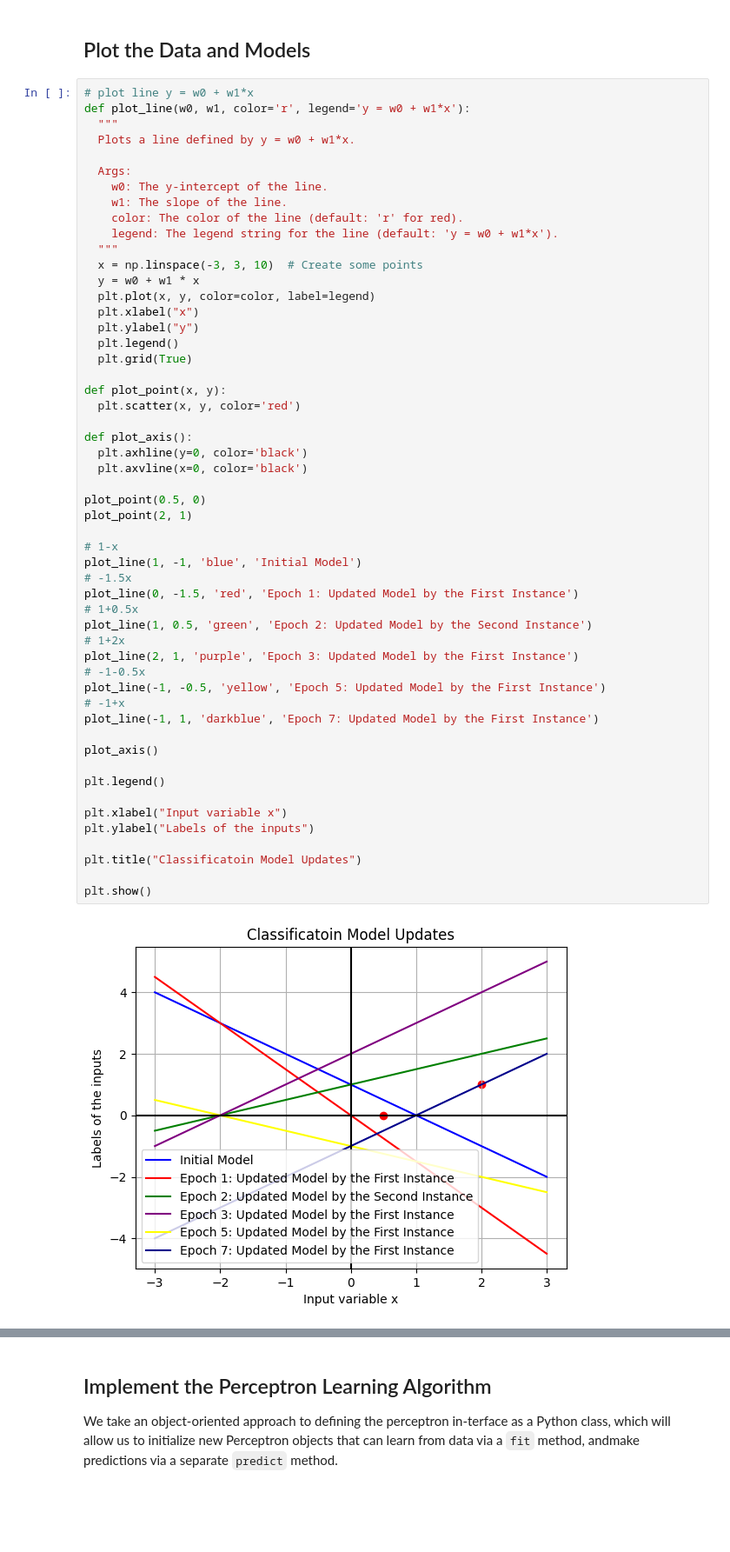
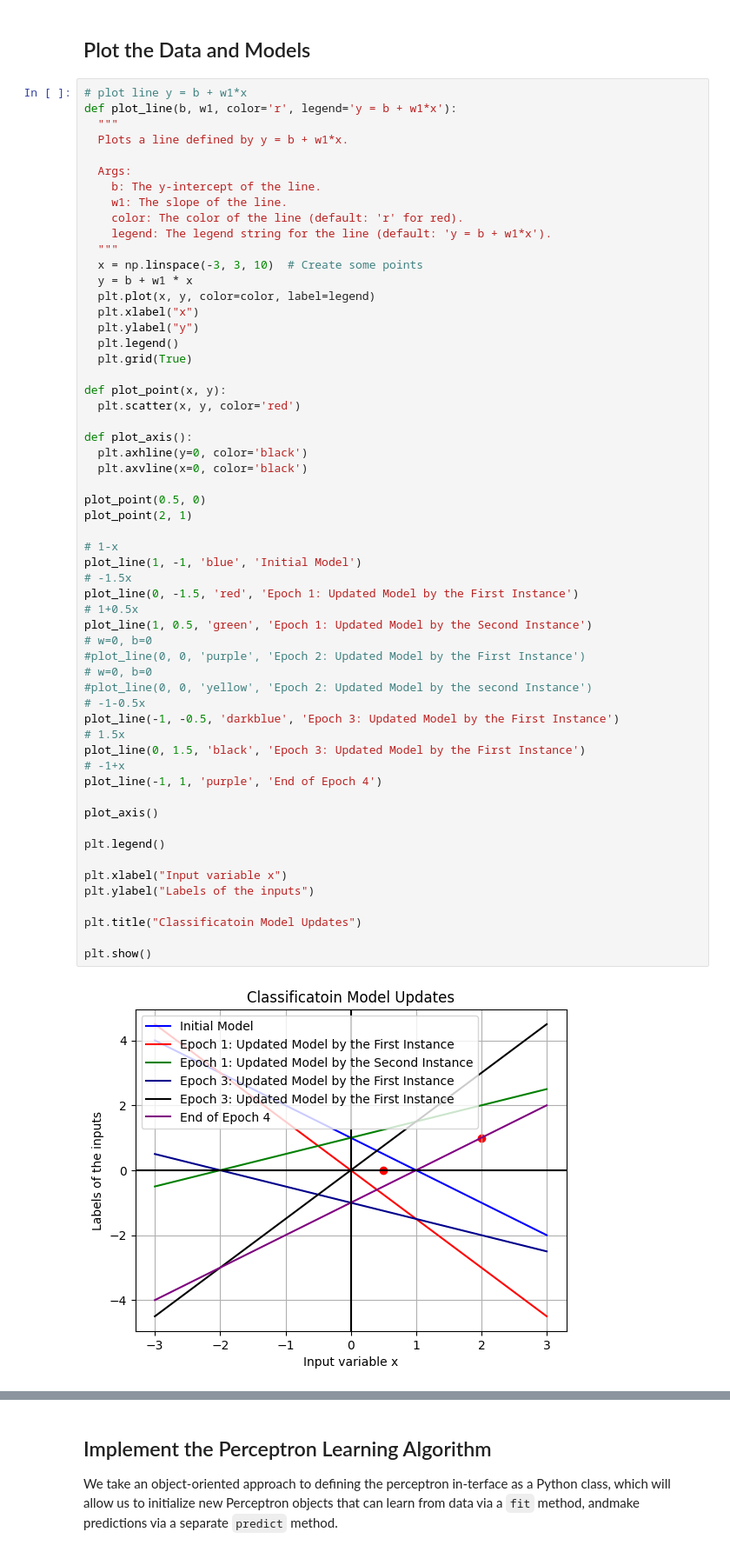
Before and after one commit to anyuanay/INFO213, a Jupyter notebook: INFO213_Week1_2_TrainingSimpleClassifier_answers_lecture.ipynb, the cells around one changed output, grey strips where cells are left out. Shown at 87% size. Saved outputs shown, nothing was run; the diff lists cells and outputs as text; blank space fills up the shorter version.

```diff
--- a/INFO213_Week1_2_TrainingSimpleClassifier_answers_lecture.ipynb
+++ b/INFO213_Week1_2_TrainingSimpleClassifier_answers_lecture.ipynb
@@ -106,19 +164,19 @@ The perceptron learning rule can be summarized in a simple diagram:
 # %% [markdown]
 ## Plot the Data and Models
 # %%
-# plot line y = w0 + w1*x
-def plot_line(w0, w1, color='r', legend='y = w0 + w1*x'):
+# plot line y = b + w1*x
+def plot_line(b, w1, color='r', legend='y = b + w1*x'):
   """
-  Plots a line defined by y = w0 + w1*x.
+  Plots a line defined by y = b + w1*x.
 
   Args:
-    w0: The y-intercept of the line.
+    b: The y-intercept of the line.
     w1: The slope of the line.
     color: The color of the line (default: 'r' for red).
-    legend: The legend string for the line (default: 'y = w0 + w1*x').
+    legend: The legend string for the line (default: 'y = b + w1*x').
   """
   x = np.linspace(-3, 3, 10)  # Create some points
-  y = w0 + w1 * x
+  y = b + w1 * x
   plt.plot(x, y, color=color, label=legend)
   plt.xlabel("x")
   plt.ylabel("y")
@@ -127,36 +185,40 @@ def plot_line(w0, w1, color='r', legend='y = w0 + w1*x'):
 
 def plot_point(x, y):
   plt.scatter(x, y, color='red')
 
 def plot_axis():
   plt.axhline(y=0, color='black')
   plt.axvline(x=0, color='black')
 
 plot_point(0.5, 0)
 plot_point(2, 1)
 
 # 1-x
 plot_line(1, -1, 'blue', 'Initial Model')
 # -1.5x
 plot_line(0, -1.5, 'red', 'Epoch 1: Updated Model by the First Instance')
 # 1+0.5x
-plot_line(1, 0.5, 'green', 'Epoch 2: Updated Model by the Second Instance')
-# 1+2x
-plot_line(2, 1, 'purple', 'Epoch 3: Updated Model by the First Instance')
+plot_line(1, 0.5, 'green', 'Epoch 1: Updated Model by the Second Instance')
+# w=0, b=0
+#plot_line(0, 0, 'purple', 'Epoch 2: Updated Model by the First Instance')
+# w=0, b=0
+#plot_line(0, 0, 'yellow', 'Epoch 2: Updated Model by the second Instance')
 # -1-0.5x
-plot_line(-1, -0.5, 'yellow', 'Epoch 5: Updated Model by the First Instance')
+plot_line(-1, -0.5, 'darkblue', 'Epoch 3: Updated Model by the First Instance')
+# 1.5x
+plot_line(0, 1.5, 'black', 'Epoch 3: Updated Model by the First Instance')
 # -1+x
-plot_line(-1, 1, 'darkblue', 'Epoch 7: Updated Model by the First Instance')
+plot_line(-1, 1, 'purple', 'End of Epoch 4')
 
 plot_axis()
 
 plt.legend()
 
 plt.xlabel("Input variable x")
 plt.ylabel("Labels of the inputs")
 
 plt.title("Classificatoin Model Updates")
 
 plt.show()
 # %% [output]
-[figure, old version]
+[figure, new version]
```
Also changed, not shown: parts of 14 cells of this notebook.
